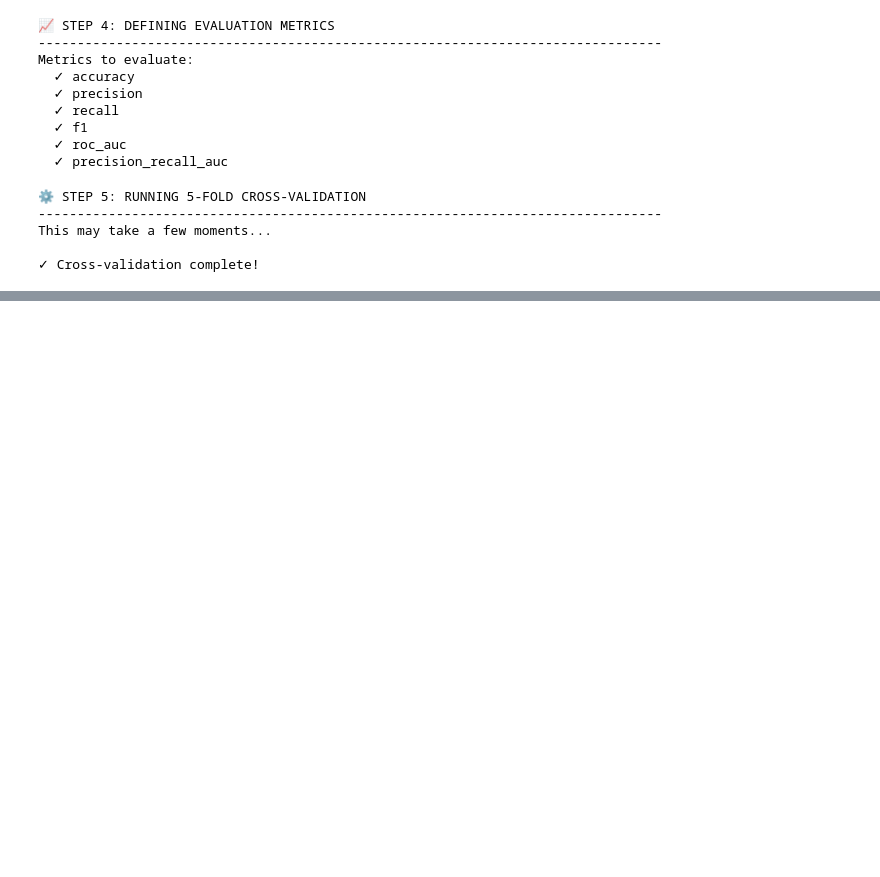
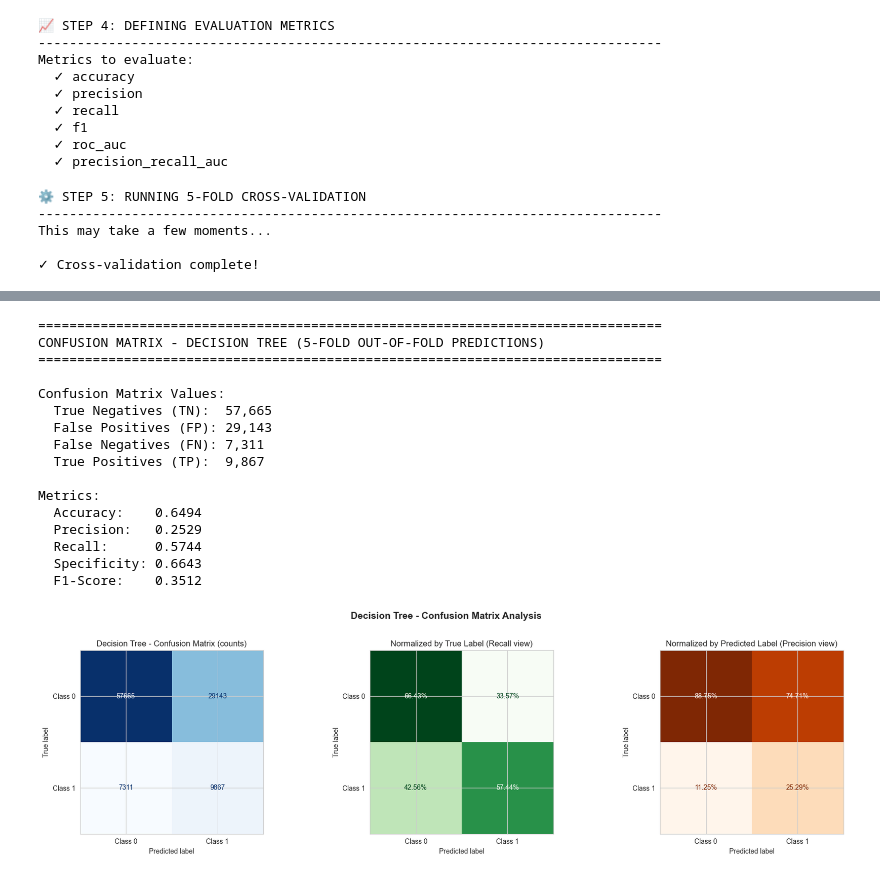
Before and after one commit to saras-audrius/EAISI-Group-Project---NHS, a Jupyter notebook: code/modelling_experiment.ipynb, the cells around one changed output, grey strips where cells are left out. Cells and saved outputs as stored; diff of their text form; code cells hidden in the pictures; blank space fills up the shorter version.

```diff
--- a/code/modelling_experiment.ipynb
+++ b/code/modelling_experiment.ipynb
@@ -1369,0 +2187,78 @@ print("="*80)
+# %%
+# CONFUSION MATRIX FOR DECISION TREE (OUT-OF-FOLD PREDICTIONS)
+
+print("="*80)
+print("CONFUSION MATRIX - DECISION TREE (5-FOLD OUT-OF-FOLD PREDICTIONS)")
+print("="*80)
+
+# Generate out-of-fold predictions
+y_pred_dt = cross_val_predict(
+    estimator=dt_model,
+    X=X_train_final_encoded,
+    y=y_train,
+    cv=cv_dt,
+    n_jobs=-1
+)
+
+# Confusion matrix and counts
+cm_dt = confusion_matrix(y_train, y_pred_dt)
+tn_dt, fp_dt, fn_dt, tp_dt = cm_dt.ravel()
+
+total_dt = tn_dt + fp_dt + fn_dt + tp_dt
+accuracy_dt = (tp_dt + tn_dt) / total_dt
+precision_dt = tp_dt / (tp_dt + fp_dt) if (tp_dt + fp_dt) > 0 else 0
+recall_dt = tp_dt / (tp_dt + fn_dt) if (tp_dt + fn_dt) > 0 else 0
+specificity_dt = tn_dt / (tn_dt + fp_dt) if (tn_dt + fp_dt) > 0 else 0
+f1_dt = 2 * (precision_dt * recall_dt) / (precision_dt + recall_dt) if (precision_dt + recall_dt) > 0 else 0
+
+print("\nConfusion Matrix Values:")
+print(f"  True Negatives (TN):  {tn_dt:,}")
+print(f"  False Positives (FP): {fp_dt:,}")
+print(f"  False Negatives (FN): {fn_dt:,}")
+print(f"  True Positives (TP):  {tp_dt:,}")
+
+print("\nMetrics:")
+print(f"  Accuracy:    {accuracy_dt:.4f}")
+print(f"  Precision:   {precision_dt:.4f}")
+print(f"  Recall:      {recall_dt:.4f}")
+print(f"  Specificity: {specificity_dt:.4f}")
+print(f"  F1-Score:    {f1_dt:.4f}")
+
+# Visualization: absolute and normalized views
+fig, axes = plt.subplots(1, 3, figsize=(18, 5))
+
+disp_abs = ConfusionMatrixDisplay(confusion_matrix=cm_dt, display_labels=['Class 0', 'Class 1'])
+disp_abs.plot(ax=axes[0], cmap='Blues', values_format='d', colorbar=False)
+axes[0].set_title('Decision Tree - Confusion Matrix (counts)')
+
+cm_recall_dt = cm_dt.astype('float') / cm_dt.sum(axis=1)[:, np.newaxis]
+disp_recall = ConfusionMatrixDisplay(confusion_matrix=cm_recall_dt, display_labels=['Class 0', 'Class 1'])
+disp_recall.plot(ax=axes[1], cmap='Greens', values_format='.2%', colorbar=False)
+axes[1].set_title('Normalized by True Label (Recall view)')
+
+cm_precision_dt = cm_dt.astype('float') / cm_dt.sum(axis=0)[np.newaxis, :]
+disp_prec = ConfusionMatrixDisplay(confusion_matrix=cm_precision_dt, display_labels=['Class 0', 'Class 1'])
+disp_prec.plot(ax=axes[2], cmap='Oranges', values_format='.2%', colorbar=False)
+axes[2].set_title('Normalized by Predicted Label (Precision view)')
+
+plt.suptitle('Decision Tree - Confusion Matrix Analysis', fontsize=14, fontweight='bold', y=1.02)
+plt.tight_layout()
+plt.show()
+# %% [output]
+================================================================================
+CONFUSION MATRIX - DECISION TREE (5-FOLD OUT-OF-FOLD PREDICTIONS)
+================================================================================
+
+Confusion Matrix Values:
+  True Negatives (TN):  57,665
+  False Positives (FP): 29,143
+  False Negatives (FN): 7,311
+  True Positives (TP):  9,867
+
+Metrics:
+  Accuracy:    0.6494
+  Precision:   0.2529
+  Recall:      0.5744
+  Specificity: 0.6643
+  F1-Score:    0.3512
+[figure, added]
```
Also changed, not shown: parts of 29 cells of this notebook.
